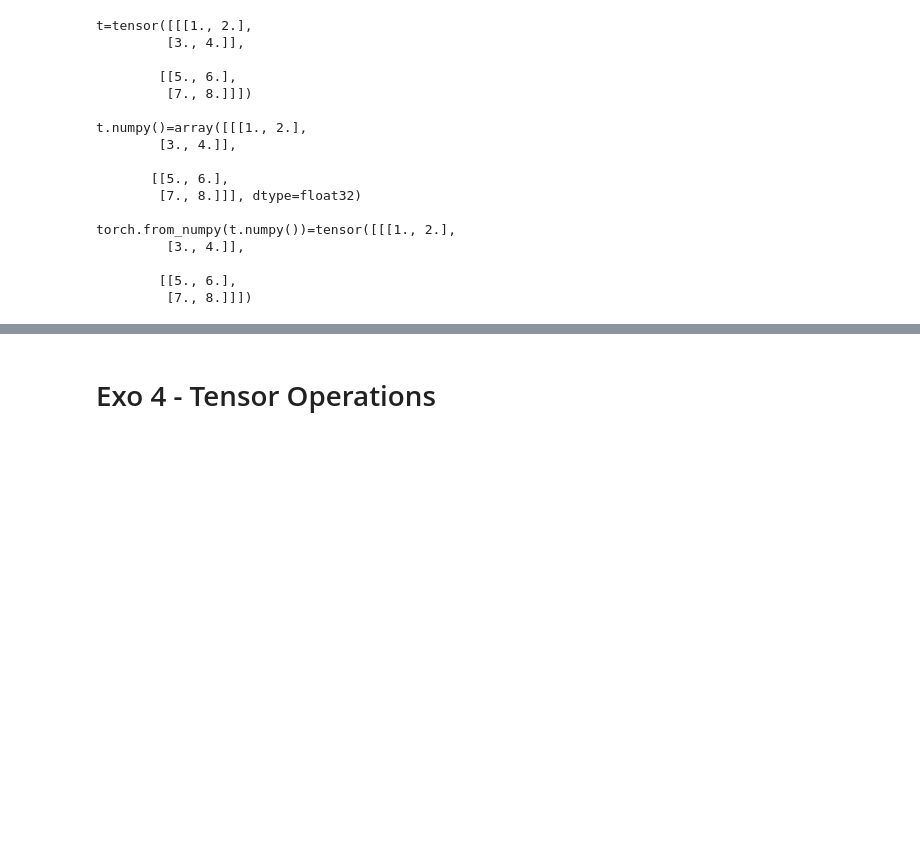
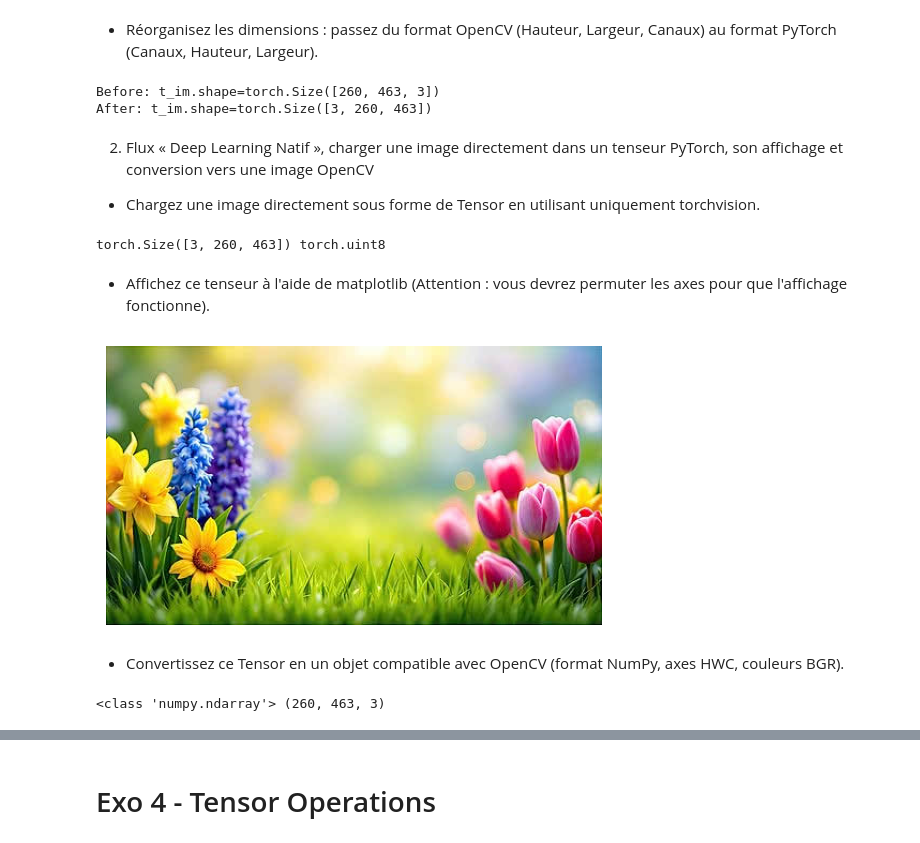
Before and after one commit to Azsu-rae/asura-mlkit, a Jupyter notebook: tutorials/Tensors.ipynb, the cells around one changed output, grey strips where cells are left out. Drawn from its saved outputs; the diff is of its cells as text; code cells hidden in the pictures; blank space fills up the shorter version.

```diff
--- a/tutorials/Tensors.ipynb
+++ b/tutorials/Tensors.ipynb
@@ -22,30 +63,35 @@ The API is similar to [Numpy](NumPy.ipynb)'s and PyTorch is NumPy-compatible:
+# %% [markdown]
+- Réorganisez les dimensions : passez du format OpenCV (Hauteur, Largeur, Canaux) au format PyTorch (Canaux, Hauteur, Largeur).
 # %%
-t = torch.tensor([
-    [ [1.0, 2.0],
-      [3.0, 4.0]
-    ],
-    [ [5.0, 6.0],
-      [7.0, 8.0]
-    ]
-])
-print(f"\n{t=}")
-print(f"\n{t.numpy()=}")
-print(f"\n{torch.from_numpy(t.numpy())=}")
+print(f"Before: {t_im.shape=}")
+t_im = t_im.permute(2, 0, 1)
+print(f"After: {t_im.shape=}")
 # %% [output]
-t=tensor([[[1., 2.],
-         [3., 4.]],
-
-        [[5., 6.],
-         [7., 8.]]])
-
-t.numpy()=array([[[1., 2.],
-        [3., 4.]],
-
-       [[5., 6.],
-        [7., 8.]]], dtype=float32)
-
-torch.from_numpy(t.numpy())=tensor([[[1., 2.],
-         [3., 4.]],
-
-        [[5., 6.],
-         [7., 8.]]])
+Before: t_im.shape=torch.Size([260, 463, 3])
+After: t_im.shape=torch.Size([3, 260, 463])
+# %% [markdown]
+2. Flux « Deep Learning Natif », charger une image directement dans un tenseur PyTorch, son affichage et conversion vers une image OpenCV
+- Chargez une image directement sous forme de Tensor en utilisant uniquement torchvision.
+# %%
+from torchvision.io import decode_image, ImageReadMode
+
+img = decode_image("nature.jpg", mode=ImageReadMode.RGB)   # uint8 tensor, shape (C, H, W)
+print(img.shape, img.dtype)
+# %% [output]
+torch.Size([3, 260, 463]) torch.uint8
+# %% [markdown]
+- Affichez ce tenseur à l'aide de matplotlib (Attention : vous devrez permuter les axes pour que l'affichage fonctionne).
+# %%
+plt.imshow(img.permute(1, 2, 0))  # (C, H, W) -> (H, W, C)
+plt.axis("off")
+plt.show()
+# %% [output]
+[figure, added]
+# %% [markdown]
+- Convertissez ce Tensor en un objet compatible avec OpenCV (format NumPy, axes HWC, couleurs BGR).
+# %%
+opencv_img = img.permute(1, 2, 0).numpy()
+opencv_img = cv2.cvtColor(opencv_img, cv2.COLOR_RGB2BGR)
+print(type(opencv_img), opencv_img.shape)
+# %% [output]
+<class 'numpy.ndarray'> (260, 463, 3)
```
Also changed, not shown: parts of 14 cells of this notebook, 51 other files.
